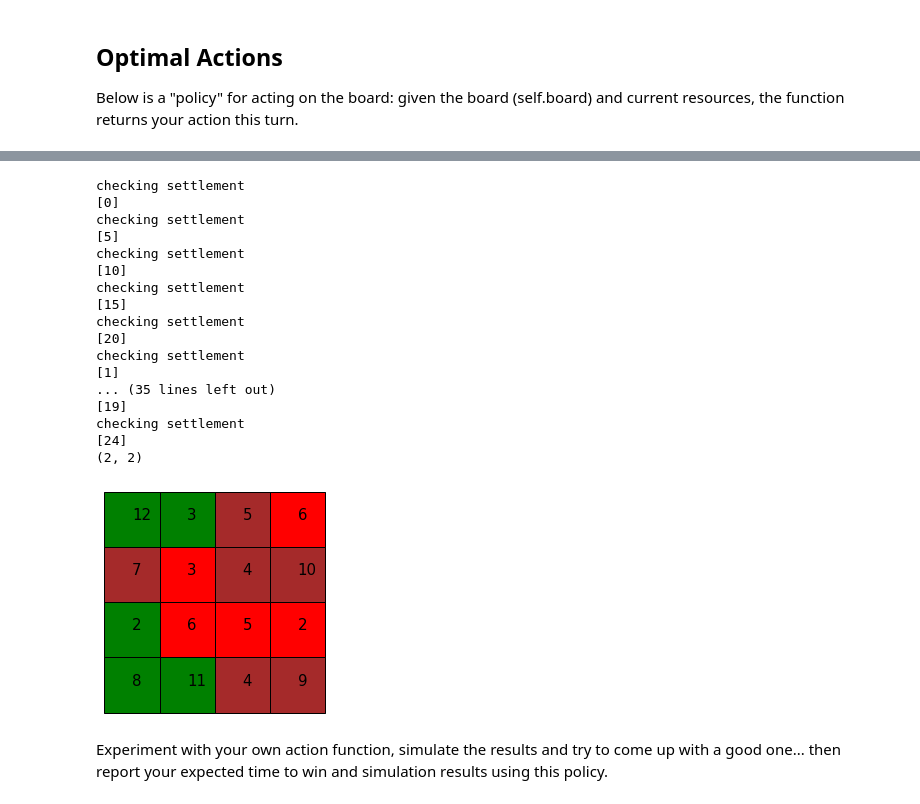
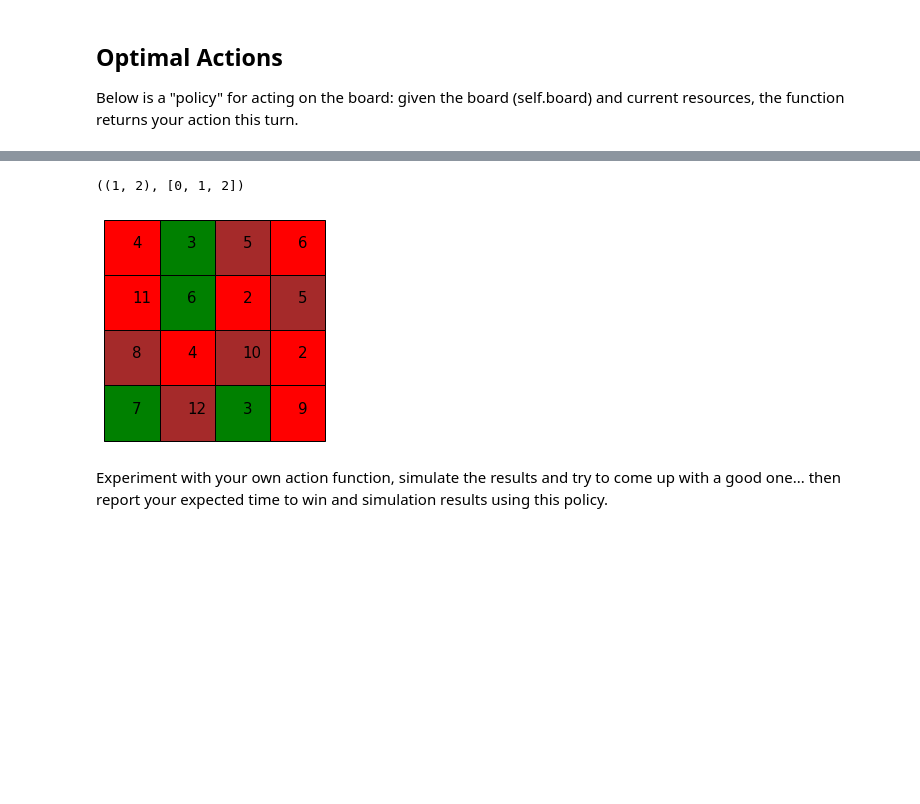
Before and after one commit to samyhajal/ee126catan, a Jupyter notebook: LAB_Catan.ipynb, the cells around one changed output, grey strips where cells are left out. Drawn from its saved outputs; the diff is of its cells as text; code cells hidden in the pictures; blank space fills up the shorter version.

```diff
--- a/LAB_Catan.ipynb
+++ b/LAB_Catan.ipynb
@@ -191,11 +242,11 @@ def expectedTime(board, building, bank):
         for j in range(11):
             expectations[i] += float(probabilities[j])*float(resources[j][i])
     needed = costs[building]
-    for i in range(3):
-        if bank[i] > needed[i]:
-            needed[i] = 0
-        else:
-            needed[i] = needed[i] - bank[i]
+#     for i in range(3):
+#         if bank[i] > needed[i]:
+#             needed[i] = 0
+#         else:
+#             needed[i] = needed[i] - bank[i]
     #print("needed: ")
 #     print(needed)
     #print("expectations: ")
@@ -228,9 +279,12 @@ def expectedTime(board, building, bank):
                     best = [i,j,k]
     #print("best: ")
     #print(best)
-    return (minimum)
+    return (minimum, best)
 
-min = expectedTime(myBoard, 1, [0,0,2])
-# print min
+dice = get_random_dice_arrangement(4, 4)
+resources = np.random.randint(0, 3, (4, 4))
+myBoard = Catan(dice, resources, [6], [])
+
+print(expectedTime(myBoard, 1, [0,0,0]))
 myBoard.draw()
 # %% [output]
@@ -245,64 +326,54 @@ def settlementStrategy(board, currentBuild, desiredBuild, resources):
     # costs - a 3x3 array
     #     row 0 is cost for settlement, 2 wood, 3 brick, 1 grain
     #     row 1 is cost for card, 1 wood, 1 brick, 2 grain
     #     row 2 is cost for city, 4 wood, 2 brick, 2 grain
     # USE: some outside strategy determines it is a good time to build currentBuild (settlement or city). It also
     # determines that it would like to place the currentBuild build such that it optimizes resource aquirement for
     # building desiredBuild. This function finds the best place to build currentBuild such that resource aquirement
     # for desiredBuild is optimized
     # Returns: Best location to build currentBuild such that the time it takes to get the resources necessary to build
     #          desiredBuild is minimized
     if currentBuild == 1:
         return "DON'T PASS IN A DEVELOPMENT CARD BITCH"
     bestScore = float("inf")
     bestIndex = (0,0)
+    trades = []
     for i in range(0, board.width+1):
         for j in range(0, board.height+1):
-            if board.if_can_build(currentBuild, i,j) and currentBuild == 0:
-                print "checking settlement"
+            if board.if_can_build("settlement", i,j) and currentBuild == 0:
+#                 print "checking settlement"
                 newlst = board.settlements + [board.get_vertex_number(i,j)]
                 testBoard = Catan(board.dice, board.resources, newlst, board.cities)
-                print newlst # enforce that you lose resources after building settlement
-                testScore = expectedTime(testBoard, desiredBuild, resources)# next thing we build will be a settlement
-                if testScore < bestScore:
-                    bestScore = testScore
+#                 print newlst # enforce that you lose resources after building settlement
+                newResources = np.subtract(resources,costs[0,:])
+                testScore = expectedTime(testBoard, desiredBuild, newResources)# next thing we build will be a settlement
+                if testScore[0] < bestScore:
+                    bestScore = testScore[0]
                     bestIndex = (i,j)
-            elif board.if_can_build(currentBuild, i,j)and currentBuild == 2:
-                print "checking city"
+                    trades = testScore[1]
+            elif board.if_can_build("city", i,j) and currentBuild == 2:
+#                 print "checking city"
                 newlst = board.cities + [board.get_vertex_number(i,j)]
                 testBoard = Catan(board.dice, board.resources, board.settlements, newlst)
-                print newlst
-                testScore = expectedTime(testBoard, desiredBuild, resources) # next thing we build will be a settlement
-                if testScore < bestScore:
-                    bestScore = testScore
+#                 print newlst
+                newResources = np.subtract(resources,costs[2,:])
+                testScore = expectedTime(testBoard, desiredBuild, newResources)
+                if testScore[0] < bestScore:
+                    bestScore = testScore[0]
                     bestIndex = (i,j)
-    return bestIndex
+                    trades = testScore[1]
+#             print "I can build a city on {}. {}".format((i,j),board.if_can_build("city", i,j))
+    return (bestIndex, trades)
 
 num_trials = 100
 dice = get_random_dice_arrangement(4, 4)
 resources = np.random.randint(0, 3, (4, 4))
 myBoard = Catan(dice, resources, [], [])
 myBoard.draw()
 print settlementStrategy(myBoard, 0,0, [2,1,3])
 # %% [output]
-checking settlement
-[0]
-checking settlement
-[5]
-checking settlement
-[10]
-checking settlement
-[15]
-checking settlement
-[20]
-checking settlement
-[1]
-... (35 lines left out)
-[19]
-checking settlement
-[24]
-(2, 2)
+((1, 2), [0, 1, 2])
-[figure, old version]
+[figure, new version]
 # %% [markdown]
 Experiment with your own action function, simulate the results and try to come up with a good one... then report your expected time to win and simulation results using this policy.
 # %% [markdown]
```
Also changed, not shown: parts of 9 cells of this notebook.
